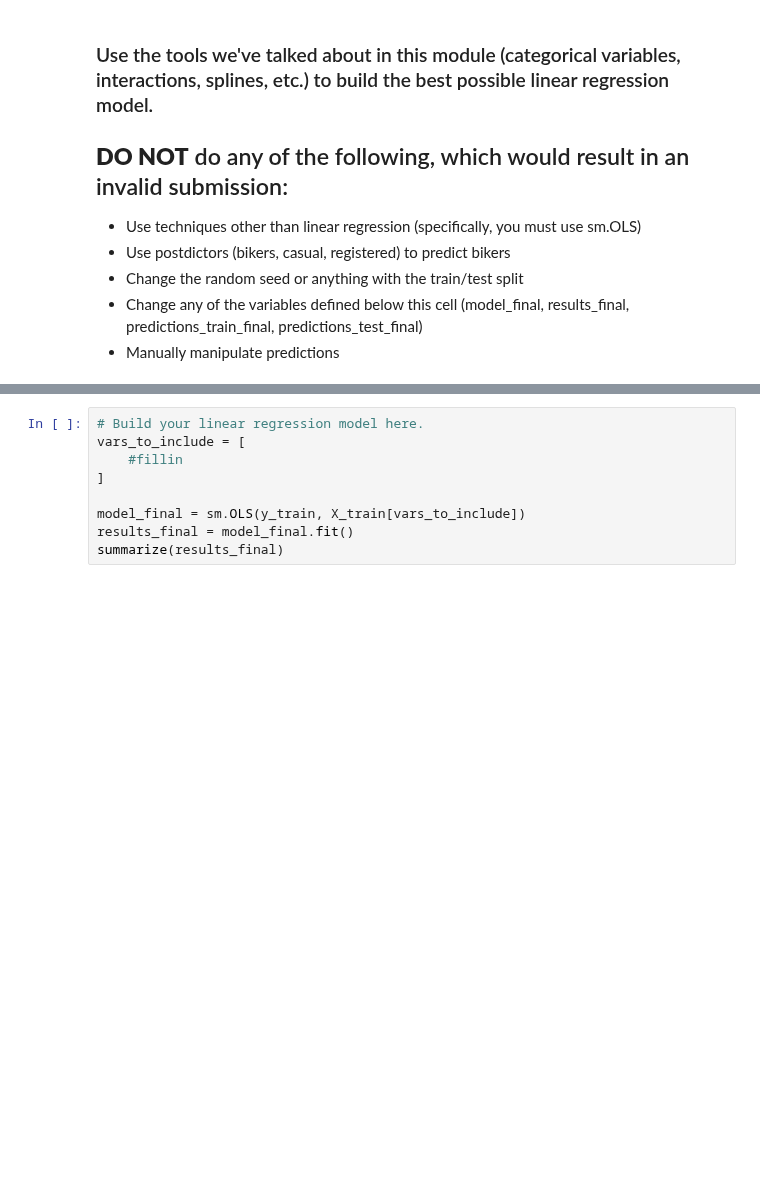
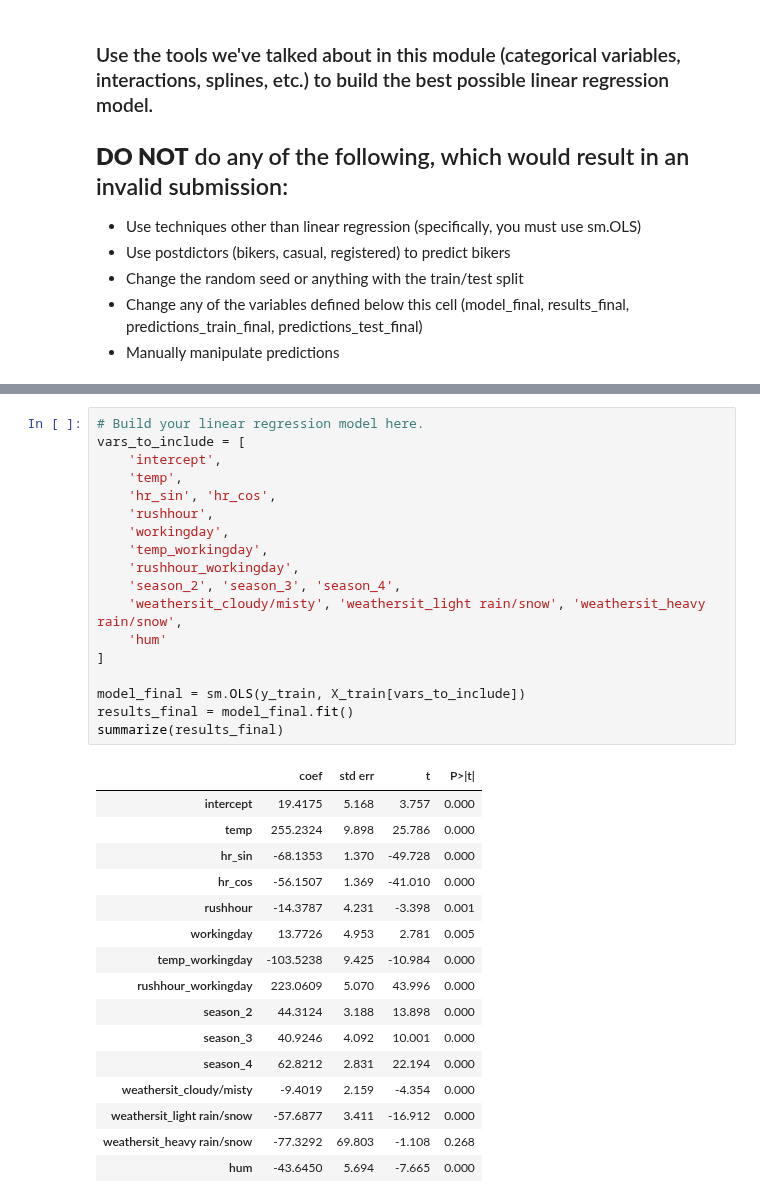
Before and after one commit to dpar09/code_2600, a Jupyter notebook: mod05_nonlinear.ipynb, the cells around one changed output, grey strips where cells are left out. Drawn from its saved outputs; the diff is of its cells as text; blank space fills up the shorter version.

```diff
--- a/mod05_nonlinear.ipynb
+++ b/mod05_nonlinear.ipynb
@@ -274,12 +380,38 @@ plot_avg_actual_vs_predicted_by_feature(X=X_train,
 # %%
 # Build your linear regression model here.
 vars_to_include = [
-    #fillin
+    'intercept',
+    'temp',
+    'hr_sin', 'hr_cos',
+    'rushhour',
+    'workingday',
+    'temp_workingday',
+    'rushhour_workingday',
+    'season_2', 'season_3', 'season_4',
+    'weathersit_cloudy/misty', 'weathersit_light rain/snow', 'weathersit_heavy rain/snow',
+    'hum'
 ]
 
 model_final = sm.OLS(y_train, X_train[vars_to_include])
 results_final = model_final.fit()
 summarize(results_final)
+# %% [output]
+|  | coef | std err | t | P>|t| |
+| intercept | 19.4175 | 5.168 | 3.757 | 0.000 |
+| temp | 255.2324 | 9.898 | 25.786 | 0.000 |
+| hr_sin | -68.1353 | 1.370 | -49.728 | 0.000 |
+| hr_cos | -56.1507 | 1.369 | -41.010 | 0.000 |
+| rushhour | -14.3787 | 4.231 | -3.398 | 0.001 |
+| workingday | 13.7726 | 4.953 | 2.781 | 0.005 |
+| temp_workingday | -103.5238 | 9.425 | -10.984 | 0.000 |
+| rushhour_workingday | 223.0609 | 5.070 | 43.996 | 0.000 |
+| season_2 | 44.3124 | 3.188 | 13.898 | 0.000 |
+| season_3 | 40.9246 | 4.092 | 10.001 | 0.000 |
+| season_4 | 62.8212 | 2.831 | 22.194 | 0.000 |
+| weathersit_cloudy/misty | -9.4019 | 2.159 | -4.354 | 0.000 |
+| weathersit_light rain/snow | -57.6877 | 3.411 | -16.912 | 0.000 |
+| weathersit_heavy rain/snow | -77.3292 | 69.803 | -1.108 | 0.268 |
+| hum | -43.6450 | 5.694 | -7.665 | 0.000 |
 # %%
 predictions_train_final = predict(X_train[vars_to_include], results_final)
 print('MSE train: ', mse(y_train, predictions_train_final))
```
Also changed, not shown: parts of 19 cells of this notebook.
